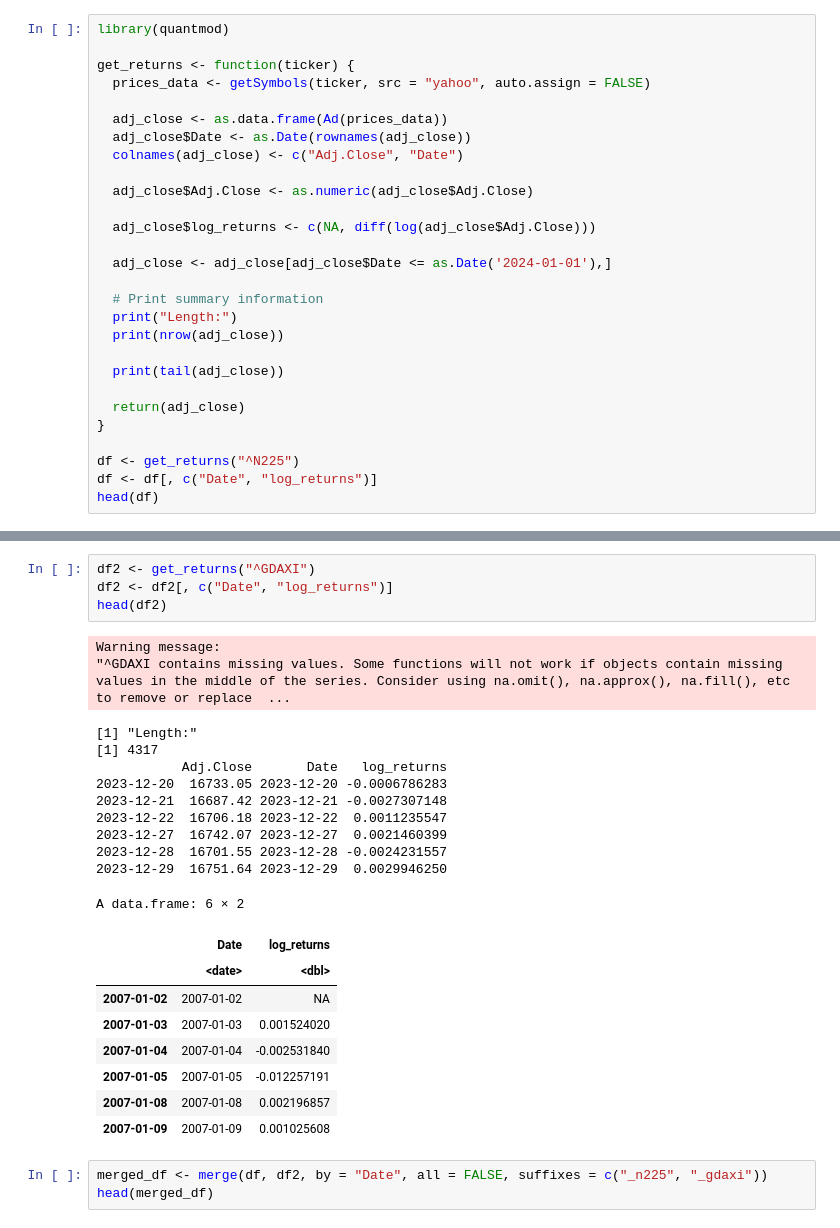
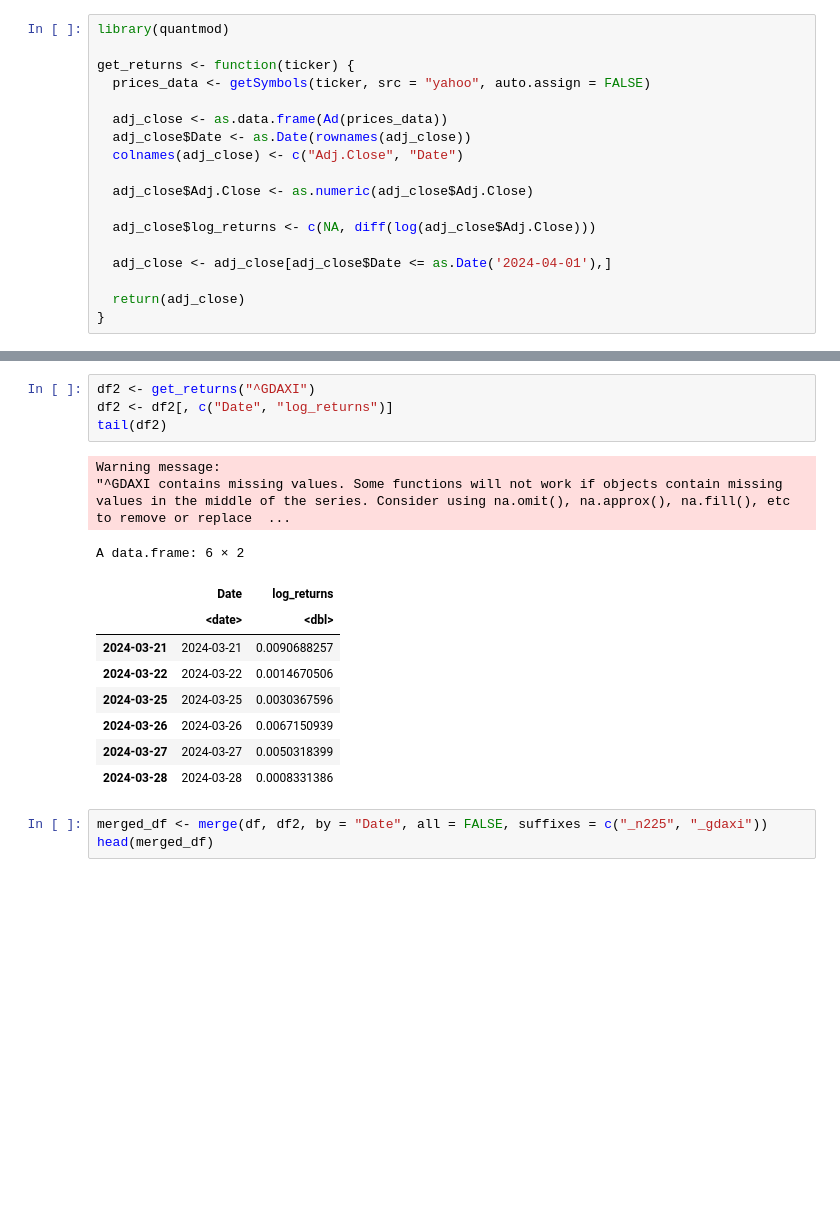
Before and after one commit to Zaki171/VaR-using-Copulas, a Jupyter notebook: VaR_Analysis.ipynb, the cells around one changed output, grey strips where cells are left out. Saved outputs shown, nothing was run; the diff lists cells and outputs as text; blank space fills up the shorter version.

```diff
--- a/VaR_Analysis.ipynb
+++ b/VaR_Analysis.ipynb
@@ -12,17 +20,7 @@ get_returns <- function(ticker) {
 
   adj_close$log_returns <- c(NA, diff(log(adj_close$Adj.Close)))
 
-  adj_close <- adj_close[adj_close$Date <= as.Date('2024-01-01'),]
-
-  # Print summary information
-  print("Length:")
-  print(nrow(adj_close))
-
-  print(tail(adj_close))
+  adj_close <- adj_close[adj_close$Date <= as.Date('2024-04-01'),]
 
   return(adj_close)
 }
-
-df <- get_returns("^N225")
-df <- df[, c("Date", "log_returns")]
-head(df)
@@ -65,28 +43,19 @@ A data.frame: 6 × 2
 # %%
 df2 <- get_returns("^GDAXI")
 df2 <- df2[, c("Date", "log_returns")]
-head(df2)
+tail(df2)
 # %% [output]
 Warning message:
 "^GDAXI contains missing values. Some functions will not work if objects contain missing values in the middle of the series. Consider using na.omit(), na.approx(), na.fill(), etc to remove or replace  ...
-[1] "Length:"
-[1] 4317
-           Adj.Close       Date   log_returns
-2023-12-20  16733.05 2023-12-20 -0.0006786283
-2023-12-21  16687.42 2023-12-21 -0.0027307148
-2023-12-22  16706.18 2023-12-22  0.0011235547
-2023-12-27  16742.07 2023-12-27  0.0021460399
-2023-12-28  16701.55 2023-12-28 -0.0024231557
-2023-12-29  16751.64 2023-12-29  0.0029946250
+A data.frame: 6 × 2
-A data.frame: 6 × 2
 |  | Date | log_returns |
 |  | <date> | <dbl> |
-| 2007-01-02 | 2007-01-02 | NA |
-| 2007-01-03 | 2007-01-03 | 0.001524020 |
-| 2007-01-04 | 2007-01-04 | -0.002531840 |
-| 2007-01-05 | 2007-01-05 | -0.012257191 |
-| 2007-01-08 | 2007-01-08 | 0.002196857 |
-| 2007-01-09 | 2007-01-09 | 0.001025608 |
+| 2024-03-21 | 2024-03-21 | 0.0090688257 |
+| 2024-03-22 | 2024-03-22 | 0.0014670506 |
+| 2024-03-25 | 2024-03-25 | 0.0030367596 |
+| 2024-03-26 | 2024-03-26 | 0.0067150939 |
+| 2024-03-27 | 2024-03-27 | 0.0050318399 |
+| 2024-03-28 | 2024-03-28 | 0.0008331386 |
 # %%
 merged_df <- merge(df, df2, by = "Date", all = FALSE, suffixes = c("_n225", "_gdaxi"))
 head(merged_df)
```
Also changed, not shown: parts of 39 cells of this notebook.
